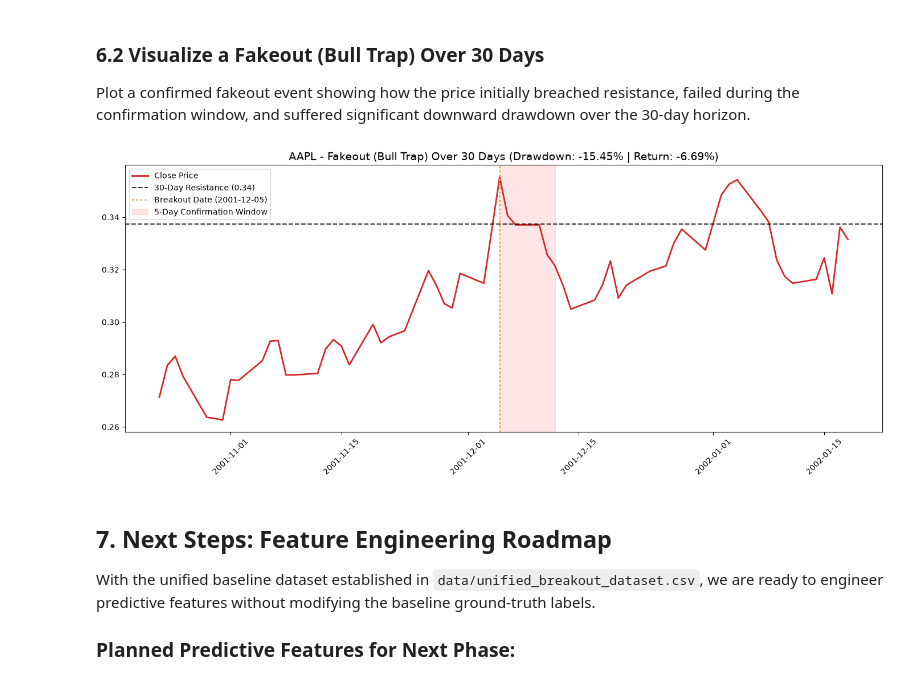
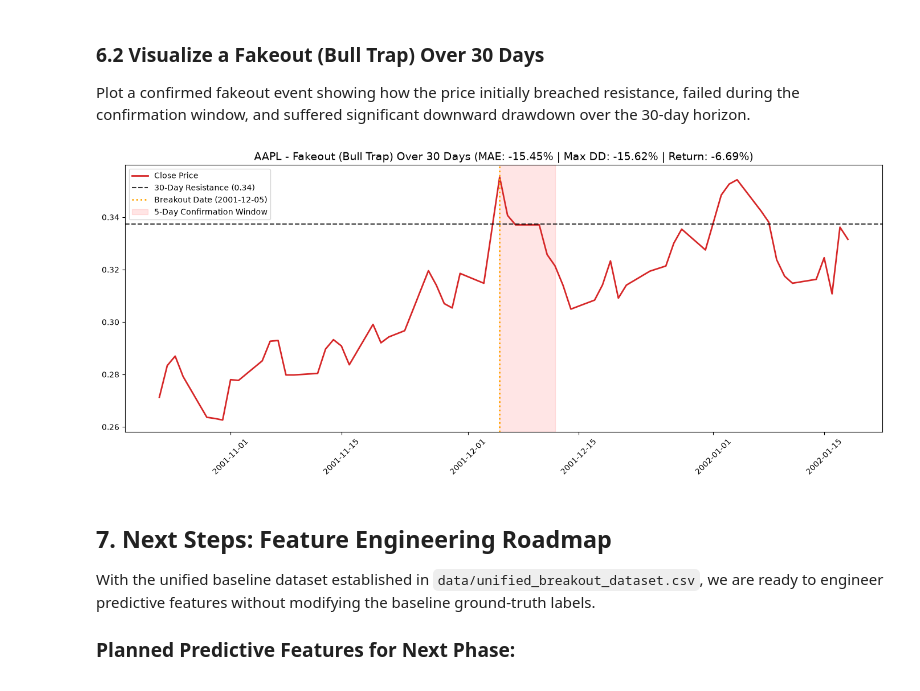
Before and after one commit to salahAbdeldaim/stock-breakout-detection, a Jupyter notebook: project.ipynb, the cells around one changed output. Saved outputs shown, nothing was run; the diff lists cells and outputs as text; code cells hidden in the pictures.

Commit message:
Add MAE_30d_% and True Peak-to-Trough Max_Drawdown_30d_% to forward tracking

```diff
--- a/project.ipynb
+++ b/project.ipynb
@@ -310,7 +311,15 @@ for ticker in tickers:
 
         ret_30d = (fut_30d_close.iloc[-1] - breakout_close) / breakout_close * 100
         max_gain_30d = (fut_30d_high.max() - breakout_close) / breakout_close * 100
-        max_drawdown_30d = (fut_30d_low.min() - breakout_close) / breakout_close * 100
+
+        # 1. MAE (Maximum Adverse Excursion relative to Entry)
+        mae_30d = (fut_30d_low.min() - breakout_close) / breakout_close * 100
+
+        # 2. True Peak-to-Trough Max Drawdown (including entry price as initial peak)
+        running_peaks = pd.concat([pd.Series([breakout_close]), fut_30d_high]).cummax().iloc[1:]
+        drawdowns = (fut_30d_low.values - running_peaks.values) / running_peaks.values * 100
+        true_mdd_30d = drawdowns.min()
+
         pct_days_above_30d = round((fut_30d_close >= res).sum() / HORIZON_30D * 100, 1)
         continued_up_30d = bool(ret_30d > df_stock.loc[i, "ATR_Pct"])
 
@@ -342,7 +351,8 @@ for ticker in tickers:
             "Return_5d_%": round(ret_5d, 2),
             "Return_30d_%": round(ret_30d, 2),
             "Max_Gain_30d_%": round(max_gain_30d, 2),
-            "Max_Drawdown_30d_%": round(max_drawdown_30d, 2),
+            "MAE_30d_%": round(mae_30d, 2),
+            "Max_Drawdown_30d_%": round(true_mdd_30d, 2),
             "Pct_Days_Above_30d": pct_days_above_30d,
             "Continued_Up_30d": continued_up_30d
         })
@@ -488,26 +500,26 @@ Plot a confirmed fakeout event showing how the price initially breached resistan
 # %%
 sample_fo = unified_df[(unified_df["Ticker"] == "AAPL") & (unified_df["Label"] == "fakeout")].iloc[0]
 fo_date = sample_fo["Date"]
 fo_res = sample_fo["Resistance"]
 
 idx_fo = df_aapl.index[df_aapl["Date"] == fo_date][0]
 start_fo = max(0, idx_fo - LOOKBACK)
 end_fo = min(len(df_aapl), idx_fo + HORIZON_30D + 1)
 chart_fo = df_aapl.iloc[start_fo:end_fo]
 
 fig = plt.figure(figsize=(14, 6))
 plt.plot(chart_fo["Date"], chart_fo["Close"], label="Close Price", color="#d62728", linewidth=2)
 plt.axhline(fo_res, linestyle="--", label=f"30-Day Resistance ({fo_res:.2f})", color="black", alpha=0.8)
 plt.axvline(df_aapl.loc[idx_fo, "Date"], linestyle=":", label=f"Breakout Date ({fo_date})", color="orange", linewidth=2)
 plt.axvspan(df_aapl.loc[idx_fo, "Date"], df_aapl.loc[min(idx_fo+CONFIRMATION_DAYS, len(df_aapl)-1), "Date"], color="red", alpha=0.1, label="5-Day Confirmation Window")
 
-plt.title(f"AAPL - Fakeout (Bull Trap) Over 30 Days (Drawdown: {sample_fo['Max_Drawdown_30d_%']:.2f}% | Return: {sample_fo['Return_30d_%']:+.2f}%)", fontsize=14)
+plt.title(f"AAPL - Fakeout (Bull Trap) Over 30 Days (MAE: {sample_fo['MAE_30d_%']:.2f}% | Max DD: {sample_fo['Max_Drawdown_30d_%']:.2f}% | Return: {sample_fo['Return_30d_%']:+.2f}%)", fontsize=14)
 plt.xticks(rotation=45)
 plt.legend()
 plt.tight_layout()
 plt.show()
 # %% [output]
-[figure, old version]
+[figure, new version]
 # %% [markdown]
 ## 7. Next Steps: Feature Engineering Roadmap
 
```
Also changed, not shown: parts of 5 cells of this notebook, 3 other files.
